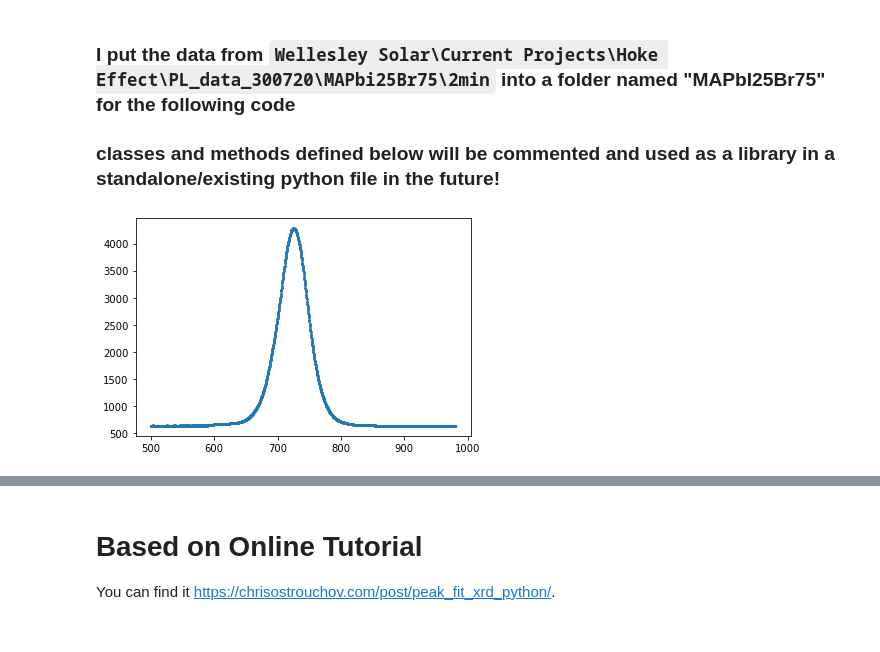
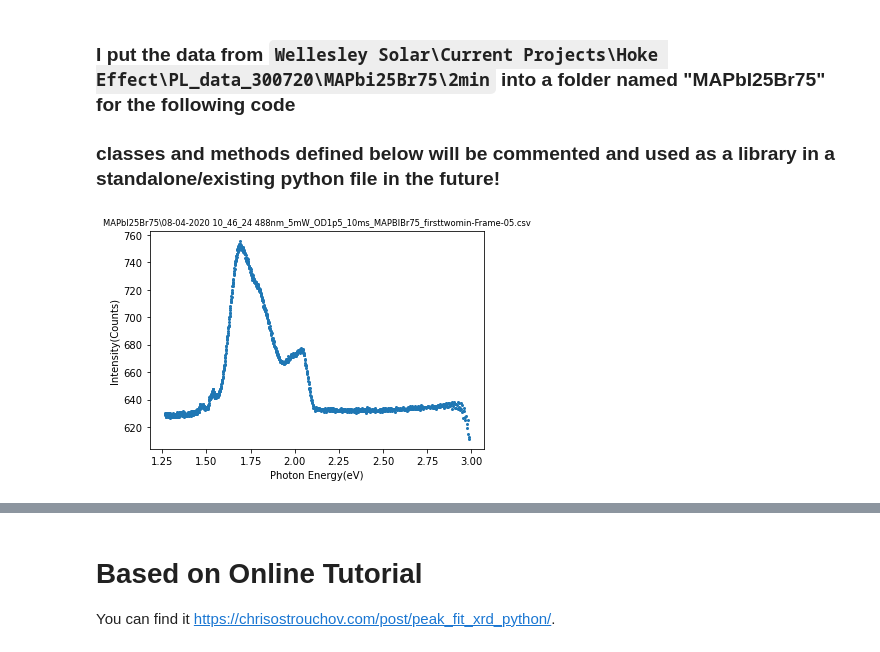
Before and after one commit to Wellesley-Solar/PL_Tools, a Jupyter notebook: stable_PLInfo_for_ML.ipynb, the cells around one changed output, grey strips where cells are left out. Cells and saved outputs as stored; diff of their text form; code cells hidden in the pictures.

```diff
--- a/stable_PLInfo_for_ML.ipynb
+++ b/stable_PLInfo_for_ML.ipynb
@@ -188,4 +13,4 @@ class PLevol:
 # %%
-IBr2.PLs[10].plotW()
+IBr2.PLs[4].plotE()
 # %% [output]
-[figure, old version]
+[figure, new version]
```
Also changed, not shown: parts of 20 cells of this notebook, 1 other file.
